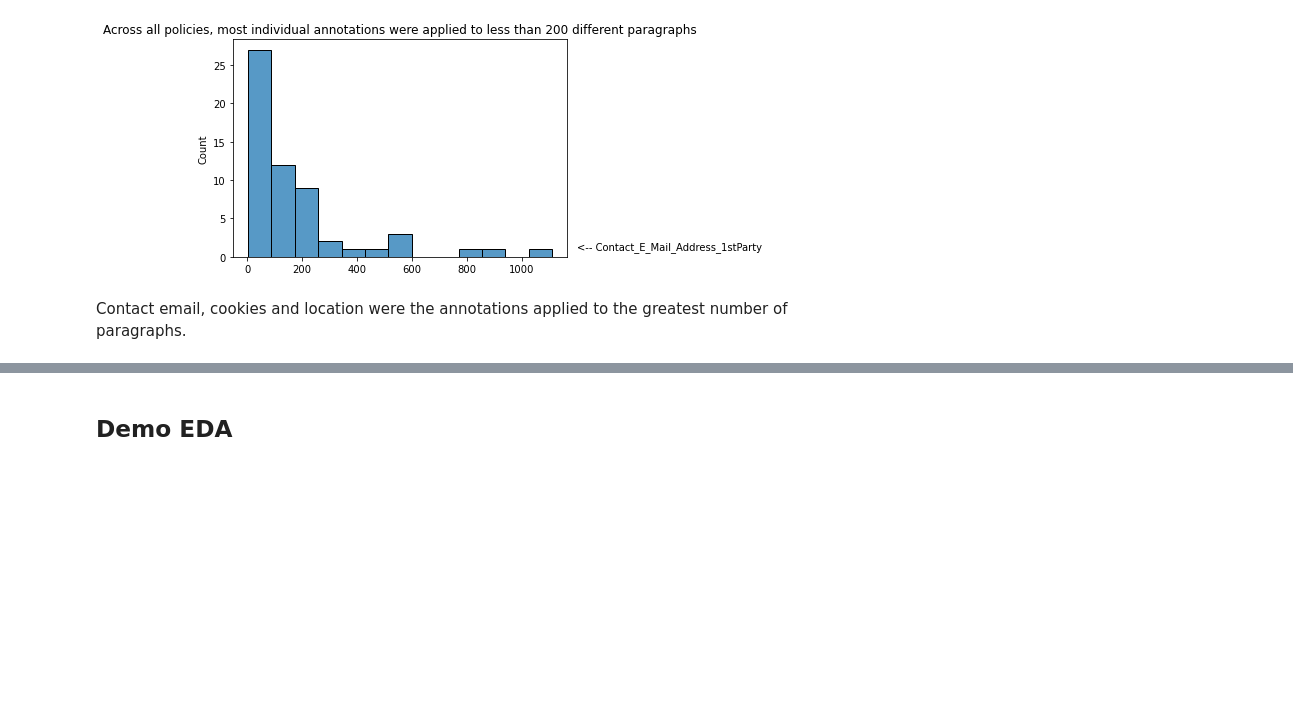
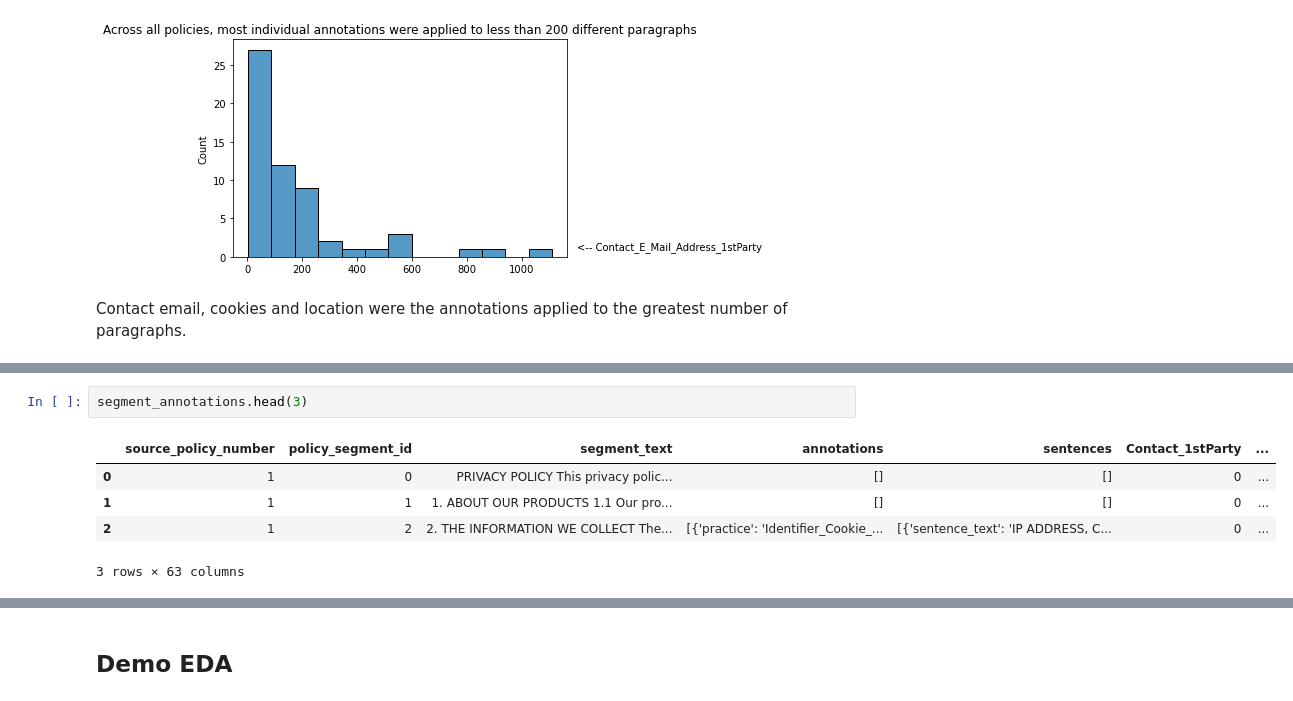
Before and after one commit to calhinchcliffe/nlp_privacy_policies, a Jupyter notebook: EDA and Modelling/4_capstone_work_modelling.ipynb, the cells around one changed output, grey strips where cells are left out. Saved outputs shown, nothing was run; the diff lists cells and outputs as text; blank space fills up the shorter version.

```diff
--- a/EDA and Modelling/4_capstone_work_modelling.ipynb
+++ b/EDA and Modelling/4_capstone_work_modelling.ipynb
@@ -207,0 +249,8 @@ Contact email, cookies and location were the annotations applied to the greatest
+# %%
+segment_annotations.head(3)
+# %% [output]
+|  | source_policy_number | policy_segment_id | segment_text | annotations | sentences | Contact_1stParty | ... |
+| 0 | 1 | 0 | PRIVACY POLICY This privacy polic... | [] | [] | 0 | ... |
+| 1 | 1 | 1 | 1. ABOUT OUR PRODUCTS 1.1 Our pro... | [] | [] | 0 | ... |
+| 2 | 1 | 2 | 2. THE INFORMATION WE COLLECT The... | [{'practice': 'Identifier_Cookie_... | [{'sentence_text': 'IP ADDRESS, C... | 0 | ... |
+3 rows × 63 columns
```
Also changed, not shown: parts of 8 cells of this notebook, 1 other file.
